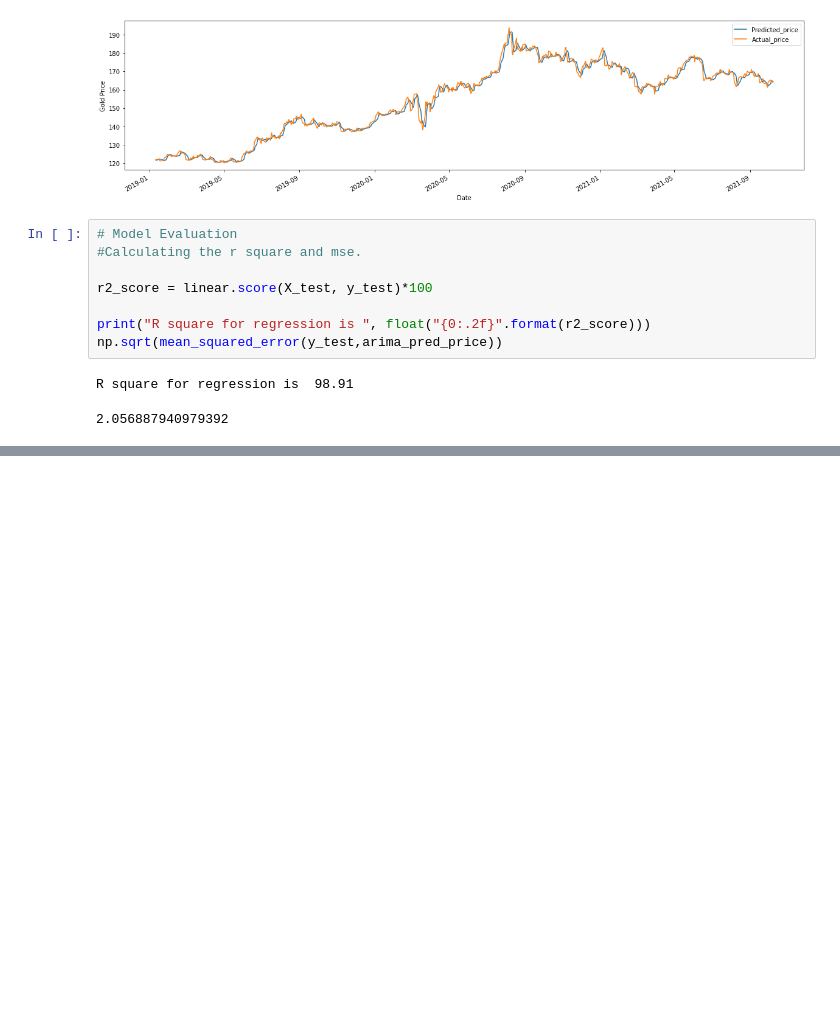
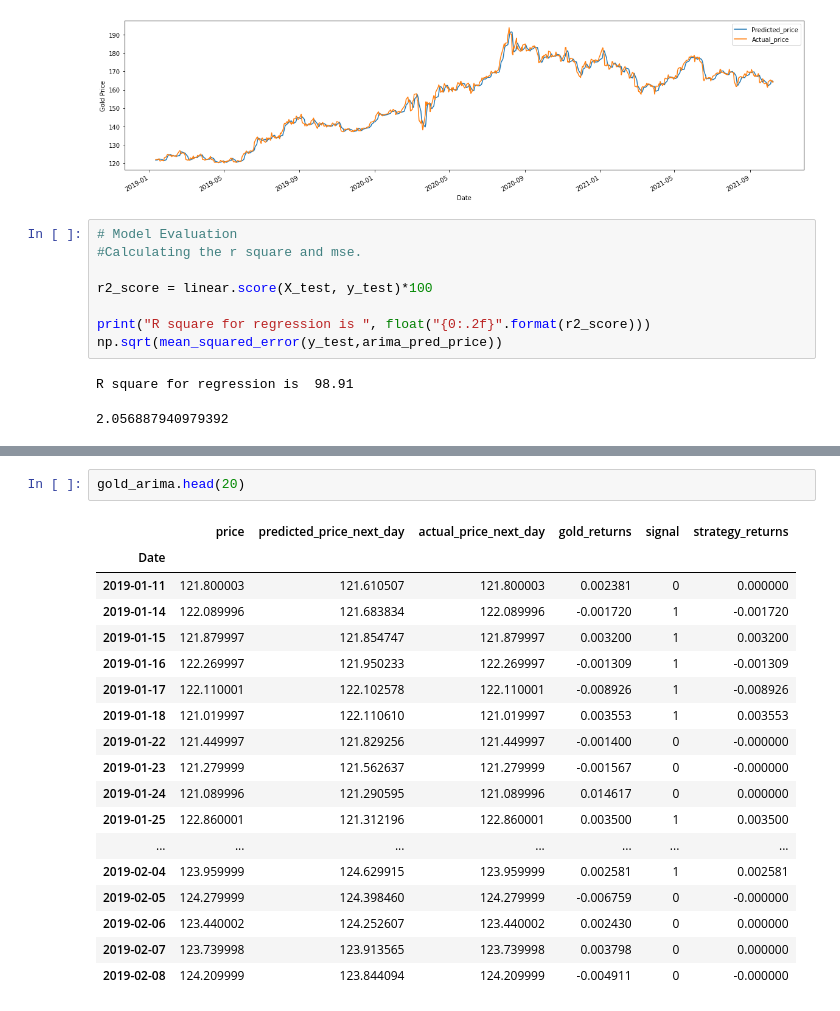
Before and after one commit to lukadlm97/stock-market-analyse, a Jupyter notebook: Gold price prediction.ipynb, the cells around one changed output, grey strips where cells are left out. Saved outputs shown, nothing was run; the diff lists cells and outputs as text; blank space fills up the shorter version.

```diff
--- a/Gold price prediction.ipynb
+++ b/Gold price prediction.ipynb
@@ -262,0 +279,21 @@ R square for regression is  98.91
+# %%
+gold_arima.head(20)
+# %% [output]
+|  | price | predicted_price_next_day | actual_price_next_day | gold_returns | signal | strategy_returns |
+| Date |  |  |  |  |  |  |
+| 2019-01-11 | 121.800003 | 121.610507 | 121.800003 | 0.002381 | 0 | 0.000000 |
+| 2019-01-14 | 122.089996 | 121.683834 | 122.089996 | -0.001720 | 1 | -0.001720 |
+| 2019-01-15 | 121.879997 | 121.854747 | 121.879997 | 0.003200 | 1 | 0.003200 |
+| 2019-01-16 | 122.269997 | 121.950233 | 122.269997 | -0.001309 | 1 | -0.001309 |
+| 2019-01-17 | 122.110001 | 122.102578 | 122.110001 | -0.008926 | 1 | -0.008926 |
+| 2019-01-18 | 121.019997 | 122.110610 | 121.019997 | 0.003553 | 1 | 0.003553 |
+| 2019-01-22 | 121.449997 | 121.829256 | 121.449997 | -0.001400 | 0 | -0.000000 |
+| 2019-01-23 | 121.279999 | 121.562637 | 121.279999 | -0.001567 | 0 | -0.000000 |
+| 2019-01-24 | 121.089996 | 121.290595 | 121.089996 | 0.014617 | 0 | 0.000000 |
+| 2019-01-25 | 122.860001 | 121.312196 | 122.860001 | 0.003500 | 1 | 0.003500 |
+| ... | ... | ... | ... | ... | ... | ... |
+| 2019-02-04 | 123.959999 | 124.629915 | 123.959999 | 0.002581 | 1 | 0.002581 |
+| 2019-02-05 | 124.279999 | 124.398460 | 124.279999 | -0.006759 | 0 | -0.000000 |
+| 2019-02-06 | 123.440002 | 124.252607 | 123.440002 | 0.002430 | 0 | 0.000000 |
+| 2019-02-07 | 123.739998 | 123.913565 | 123.739998 | 0.003798 | 0 | 0.000000 |
+| 2019-02-08 | 124.209999 | 123.844094 | 124.209999 | -0.004911 | 0 | -0.000000 |
```
Also changed, not shown: parts of 2 cells of this notebook, 3 other files.
